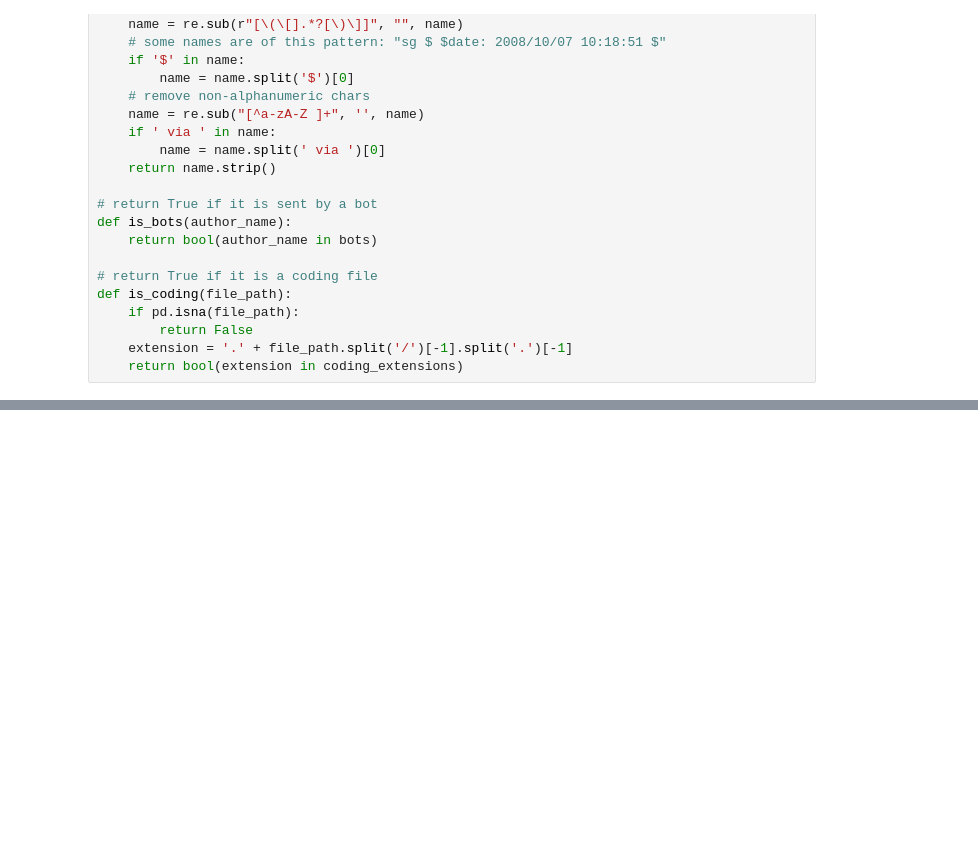
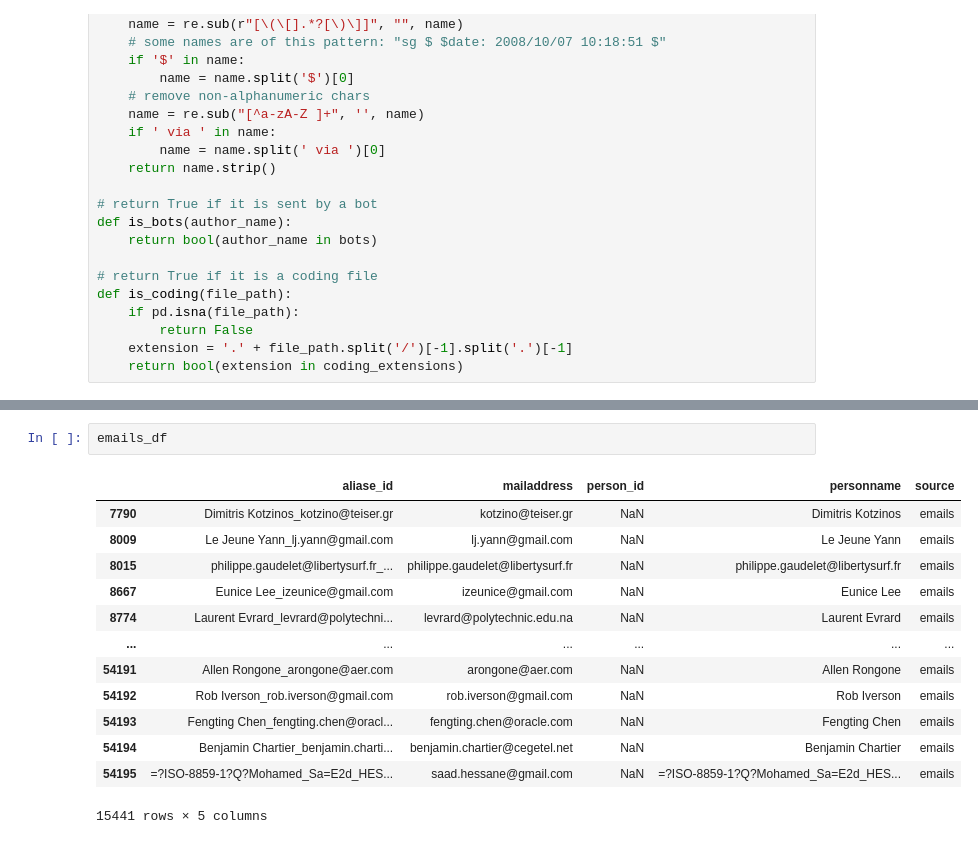
Before and after one commit to zenoWZH/osgeo_datacollection, a Jupyter notebook: dealiase_try.ipynb, the cells around one changed output, grey strips where cells are left out. Saved outputs shown, nothing was run; the diff lists cells and outputs as text; blank space fills up the shorter version.

```diff
--- a/dealiase_try.ipynb
+++ b/dealiase_try.ipynb
@@ -40,0 +139,16 @@ def is_coding(file_path):
+# %%
+emails_df
+# %% [output]
+|  | aliase_id | mailaddress | person_id | personname | source |
+| 7790 | Dimitris Kotzinos_kotzino@teiser.gr | kotzino@teiser.gr | NaN | Dimitris Kotzinos | emails |
+| 8009 | Le Jeune Yann_lj.yann@gmail.com | lj.yann@gmail.com | NaN | Le Jeune Yann | emails |
+| 8015 | philippe.gaudelet@libertysurf.fr_... | philippe.gaudelet@libertysurf.fr | NaN | philippe.gaudelet@libertysurf.fr | emails |
+| 8667 | Eunice Lee_izeunice@gmail.com | izeunice@gmail.com | NaN | Eunice Lee | emails |
+| 8774 | Laurent Evrard_levrard@polytechni... | levrard@polytechnic.edu.na | NaN | Laurent Evrard | emails |
+| ... | ... | ... | ... | ... | ... |
+| 54191 | Allen Rongone_arongone@aer.com | arongone@aer.com | NaN | Allen Rongone | emails |
+| 54192 | Rob Iverson_rob.iverson@gmail.com | rob.iverson@gmail.com | NaN | Rob Iverson | emails |
+| 54193 | Fengting Chen_fengting.chen@oracl... | fengting.chen@oracle.com | NaN | Fengting Chen | emails |
+| 54194 | Benjamin Chartier_benjamin.charti... | benjamin.chartier@cegetel.net | NaN | Benjamin Chartier | emails |
+| 54195 | =?ISO-8859-1?Q?Mohamed_Sa=E2d_HES... | saad.hessane@gmail.com | NaN | =?ISO-8859-1?Q?Mohamed_Sa=E2d_HES... | emails |
+15441 rows × 5 columns
```
Also changed, not shown: parts of 17 cells of this notebook.
